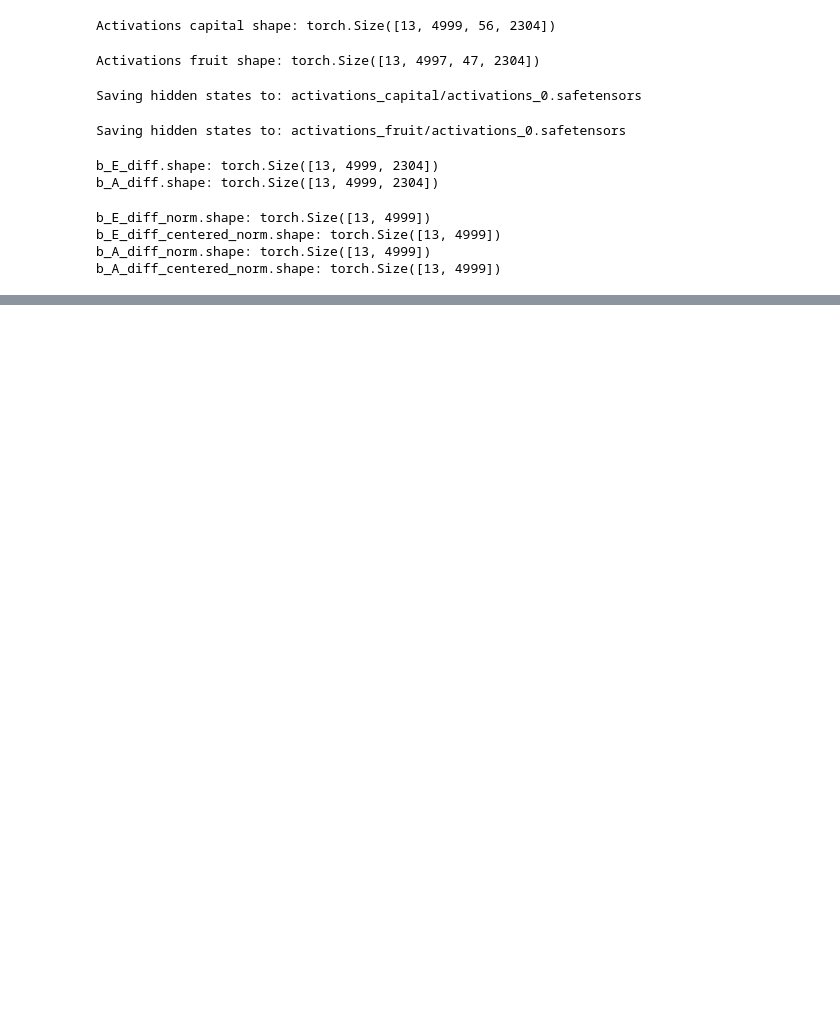
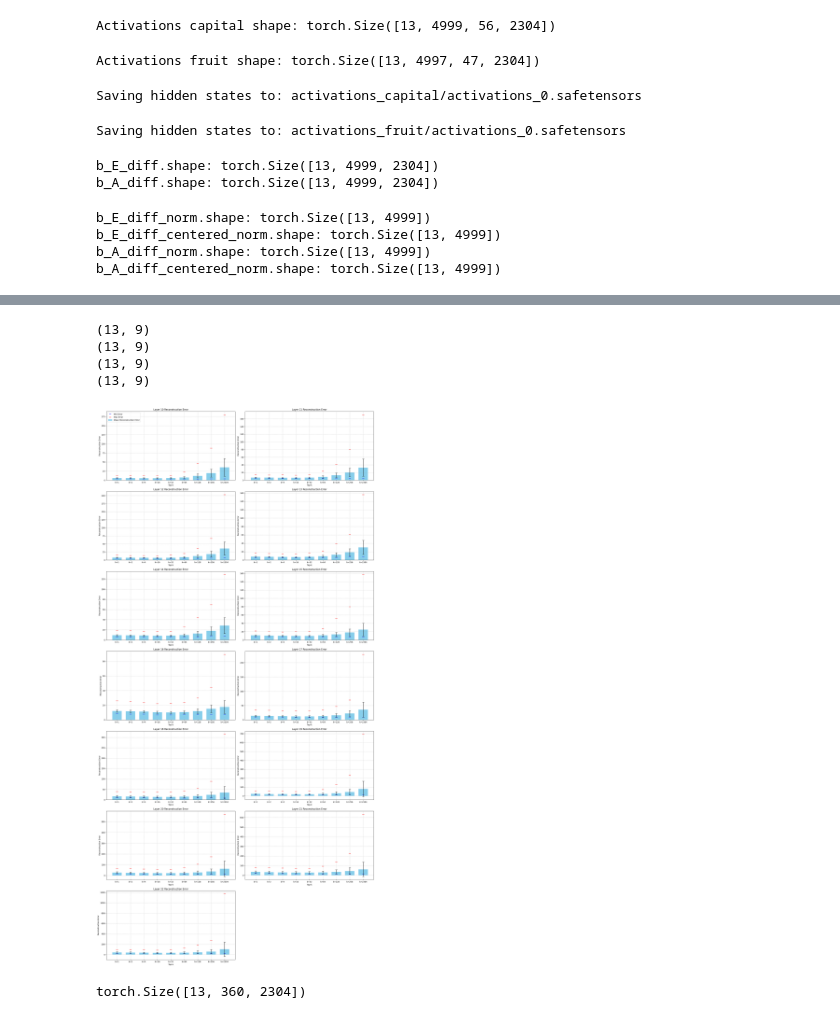
Before and after one commit to Jim-Maar/exploring-entity-binding-with-saes, a Jupyter notebook: subspace_extraction.ipynb, the cells around one changed output, grey strips where cells are left out. Saved outputs shown, nothing was run; the diff lists cells and outputs as text; code cells hidden in the pictures; blank space fills up the shorter version.

```diff
--- a/subspace_extraction.ipynb
+++ b/subspace_extraction.ipynb
@@ -842,0 +1412,72 @@ we try to do it using the mechanism prosposed by the paper (i.e. the Hessian met
+# %%
+mean_reconstruction_error_per_k = reconstruction_errors.mean(axis=-1)
+stdev_reconstruction_error_per_k = reconstruction_errors.std(axis=-1)
+min_reconstruction_error_per_k = reconstruction_errors.min(axis=-1)
+max_reconstruction_error_per_k = reconstruction_errors.max(axis=-1)
+print(mean_reconstruction_error_per_k.shape)
+print(stdev_reconstruction_error_per_k.shape)
+print(min_reconstruction_error_per_k.shape)
+print(max_reconstruction_error_per_k.shape)
+# Create 13 bar charts, one for each layer
+plt.figure(figsize=(20, 40))
+
+for i in range(len(mean_reconstruction_error_per_k)):
+    plt.subplot(7, 2, i+1)
+
+    x = np.arange(len(mean_reconstruction_error_per_k[i]))
+    width = 0.7
+
+    # Plot bars with error bars
+    plt.bar(x, mean_reconstruction_error_per_k[i], width,
+            yerr=stdev_reconstruction_error_per_k[i],
+            capsize=5, color='skyblue', label='Mean Reconstruction Error')
+
+    # Add min/max as scatter points
+    plt.scatter(x, min_reconstruction_error_per_k[i], color='blue',
+                marker='_', s=100, label='Min Error')
+    plt.scatter(x, max_reconstruction_error_per_k[i], color='red',
+                marker='_', s=100, label='Max Error')
+
+    plt.xlabel('Top-k')
+    plt.ylabel('Reconstruction Error')
+    plt.title(f'Layer {i+10} Reconstruction Error')
+    plt.xticks(x, [f'k={top_ks[j]}' for j in range(len(top_ks))])
+
+    if i == 0:  # Only add legend to the first plot to avoid clutter
+        plt.legend()
+
+    plt.grid(True, linestyle='--', alpha=0.7)
+
+plt.tight_layout()
+plt.show()
+
+print(top_ks)
+# %% [output]
+(13, 9)
+(13, 9)
+(13, 9)
+(13, 9)
+[figure, added]
+# %%
+"""
+The goal is to see here if a lot of neurons are active or not
+"""
+top_2_cov_eigvecs = cov_eigvecs[:, :2, :] # 2 rows
+top_2_cov_eigvecs[0].shape
+rotated_vecs = []
+for i in range(top_2_cov_eigvecs.shape[0]):
+    these_rotated_vecs = []
+    basis_vecs = top_2_cov_eigvecs[i]
+    dtheta = 2 * torch.pi / 360
+    thetas = torch.arange(0, 2 * torch.pi, dtheta)
+    assert len(thetas) == 360, f"len(thetas) = {len(thetas)}, 360={360}"
+    assert torch.abs(thetas[-1] - thetas[0] + dtheta - 2 * torch.pi) < 1e-6, f"thetas[-1] - thetas[0] = {thetas[-1] - thetas[0]}, 2 * torch.pi={2 * torch.pi}" # fmt: skip
+    assert torch.abs(thetas[1] - thetas[0] - dtheta) < 1e-6, f"thetas[1] - thetas[0] = {thetas[1] - thetas[0]}, dtheta={dtheta}" # fmt: skip
+    for theta in thetas:
+        rotated_vec = basis_vecs[0] * torch.cos(theta) + basis_vecs[1] * torch.sin(theta)
+        these_rotated_vecs.append(rotated_vec)
+    rotated_vecs.append(these_rotated_vecs)
+rotated_vecs = torch.stack([torch.stack(these_rotated_vecs) for these_rotated_vecs in rotated_vecs])
+print(rotated_vecs.shape)
+# %% [output]
+torch.Size([13, 360, 2304])
```
Also changed, not shown: parts of 20 cells of this notebook, 1 other file.
